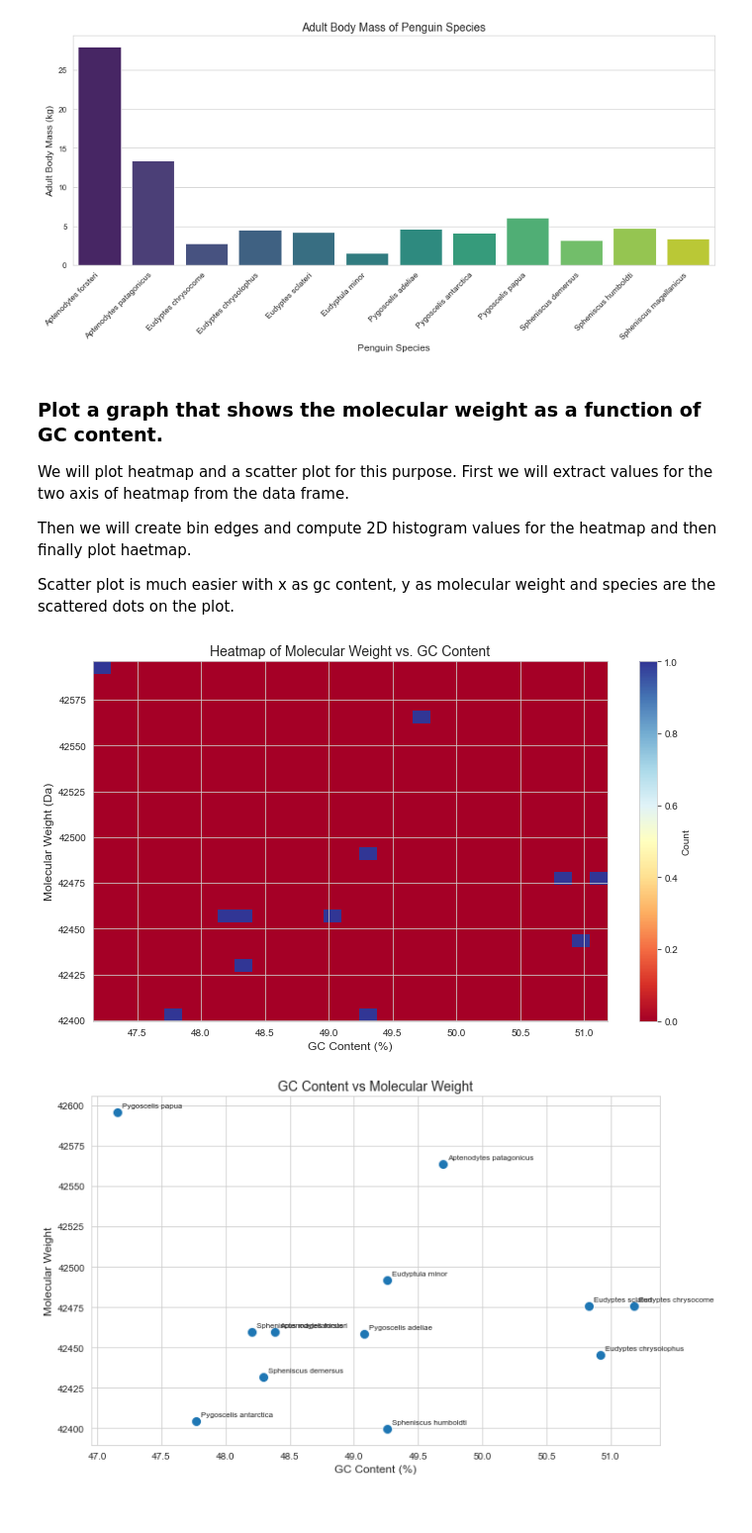
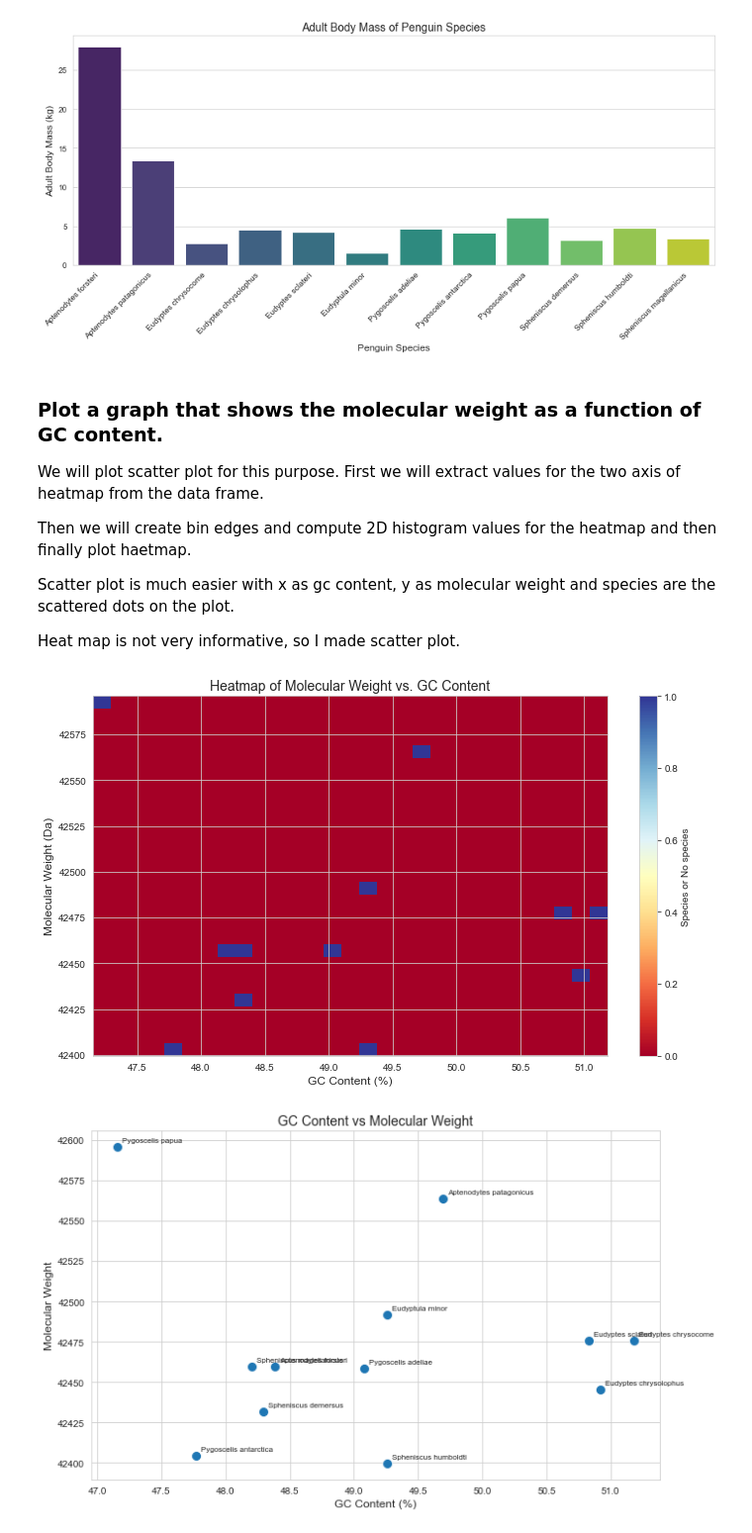
Before and after one commit to sadiya0312/BCB546-PythonHW_Spring2025, a Jupyter notebook: Sadiya_assign.ipynb, the cells around one changed output. Shown at 99% size. Cells and saved outputs as stored; diff of their text form; code cells hidden in the pictures.

```diff
--- a/Sadiya_assign.ipynb
+++ b/Sadiya_assign.ipynb
@@ -249,39 +249,41 @@ plt.show()
 # %% [markdown]
 ### Plot a graph that shows the molecular weight as a function of GC content.
 
-We will plot heatmap and a scatter plot for this purpose. First we will extract values for the two axis of heatmap from the data frame.
+We will plot scatter plot for this purpose. First we will extract values for the two axis of heatmap from the data frame.
 
 Then we will create bin edges and compute 2D histogram values for the heatmap and then finally plot haetmap.
 
 Scatter plot is much easier with x as gc content, y as molecular weight and species are the scattered dots on the plot.
+
+Heat map is not very informative, so I made scatter plot.
 # %%
 
 x = penguins_df['gc_content']
 y = penguins_df['molecular_weight']
 
 x_bins = np.linspace(x.min(), x.max(), 30)
 y_bins = np.linspace(y.min(), y.max(), 30)
 
 # values for hreatmap
 heatmap, xedges, yedges = np.histogram2d(x, y, bins=[x_bins, y_bins])
 
 plt.figure(figsize=(10, 6))
 plt.imshow(
     heatmap.T,
     origin='lower',
     aspect='auto',
     extent=[xedges[0], xedges[-1], yedges[0], yedges[-1]],
     cmap='RdYlBu'
 )
 
-plt.colorbar(label='Count')
+plt.colorbar(label='Species or No species')
 plt.xlabel('GC Content (%)', fontsize=12)
 plt.ylabel('Molecular Weight (Da)', fontsize=12)
 plt.title('Heatmap of Molecular Weight vs. GC Content', fontsize=14)
 plt.tight_layout()
 plt.show()
 # %% [output]
-[figure, old version]
+[figure, new version]
 # %%
 import seaborn as sns
 
```
